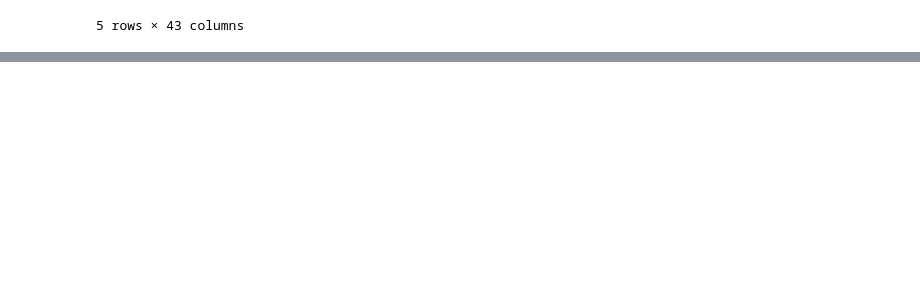
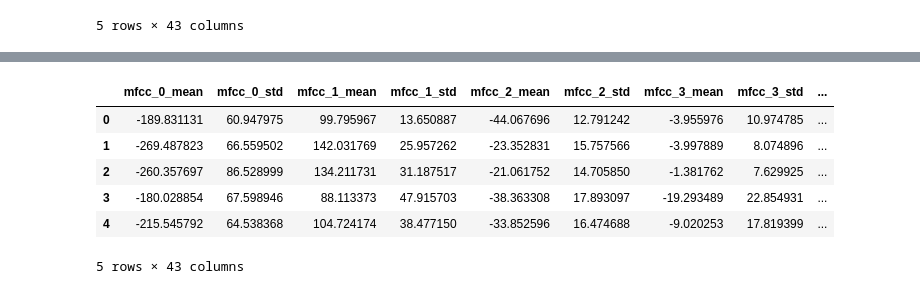
Before and after one commit to asnkunv/respiratory-disease-screening, a Jupyter notebook: notebooks/02_feature_engineering.ipynb, the cells around one changed output, grey strips where cells are left out. Drawn from its saved outputs; the diff is of its cells as text; code cells hidden in the pictures; blank space fills up the shorter version.

```diff
--- a/notebooks/02_feature_engineering.ipynb
+++ b/notebooks/02_feature_engineering.ipynb
@@ -326,9 +259,8 @@ test_path = build_file_path(COUGHVID_AUDIO_DIR, final_coughvid_df['audio_name'].
 print(test_path)
 print(test_path.exists())
 
-import os
 print(os.listdir(COUGHVID_AUDIO_DIR)[:5])
-final_df = run_pipeline(final_coughvid_df)
+final_df = run_pipeline(final_coughvid_df, COUGHVID_AUDIO_DIR)
 print(f"final_df shape: {final_coughvid_df.shape}")
 # %% [output]
 c:\Users\emirl\respiratory-disease-screening\data\raw\coughs\COUGHVID_V3\coughvid_20211012
@@ -353,0 +391,10 @@ final_df.head()
+# %%
+west_china_df = build_labeled_dataset(
+    label_dirs={
+        "bronchitis": Path(BRONCHITIS_DIR),
+        "pneumonia": Path(PNEUMONIA_DIR),
+    },
+    output_path=PROCESSED_DIR / "west_china_features.csv",
+)
+
+west_china_df["label"].value_counts()
@@ -353,0 +409,10 @@ final_df.head()
+# %%
+west_china_df.head()
+# %% [output]
+|  | mfcc_0_mean | mfcc_0_std | mfcc_1_mean | mfcc_1_std | mfcc_2_mean | mfcc_2_std | mfcc_3_mean | mfcc_3_std | ... |
+| 0 | -189.831131 | 60.947975 | 99.795967 | 13.650887 | -44.067696 | 12.791242 | -3.955976 | 10.974785 | ... |
+| 1 | -269.487823 | 66.559502 | 142.031769 | 25.957262 | -23.352831 | 15.757566 | -3.997889 | 8.074896 | ... |
+| 2 | -260.357697 | 86.528999 | 134.211731 | 31.187517 | -21.061752 | 14.705850 | -1.381762 | 7.629925 | ... |
+| 3 | -180.028854 | 67.598946 | 88.113373 | 47.915703 | -38.363308 | 17.893097 | -19.293489 | 22.854931 | ... |
+| 4 | -215.545792 | 64.538368 | 104.724174 | 38.477150 | -33.852596 | 16.474688 | -9.020253 | 17.819399 | ... |
+5 rows × 43 columns
```
Also changed, not shown: parts of 18 cells of this notebook.
